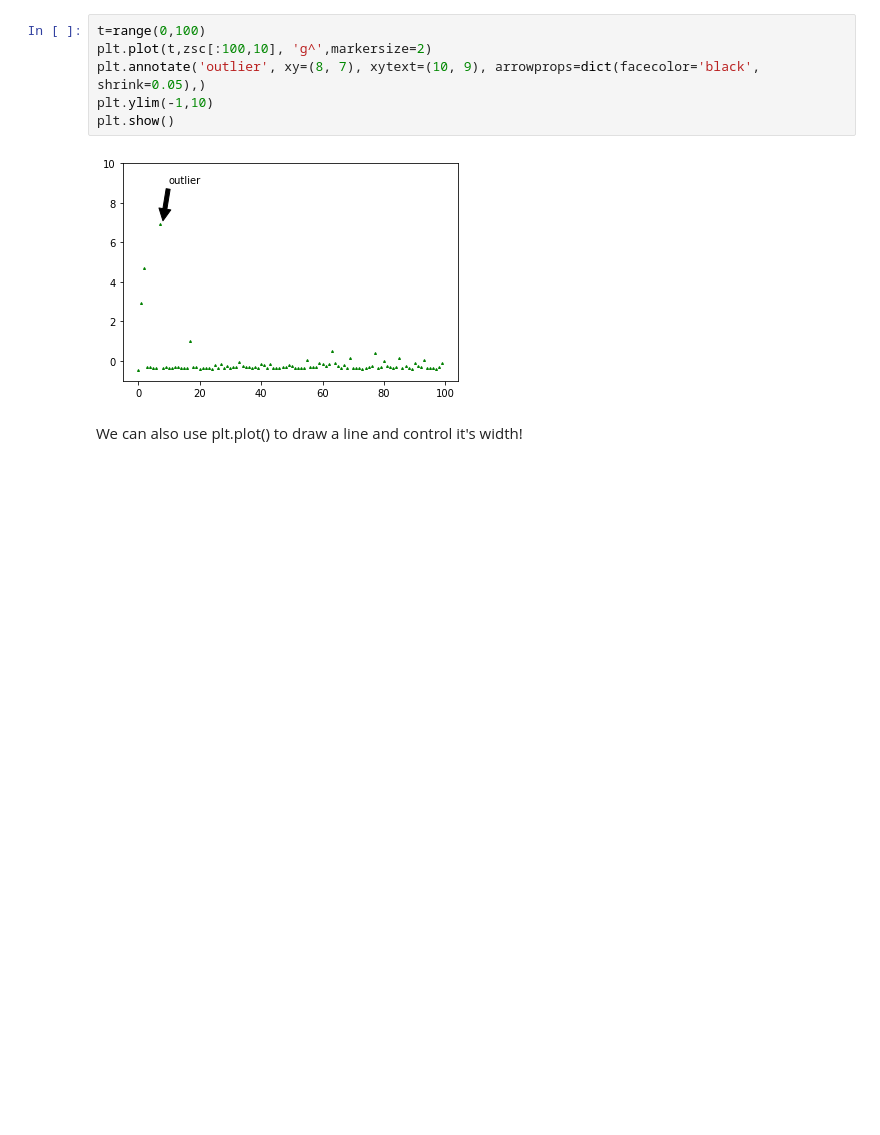
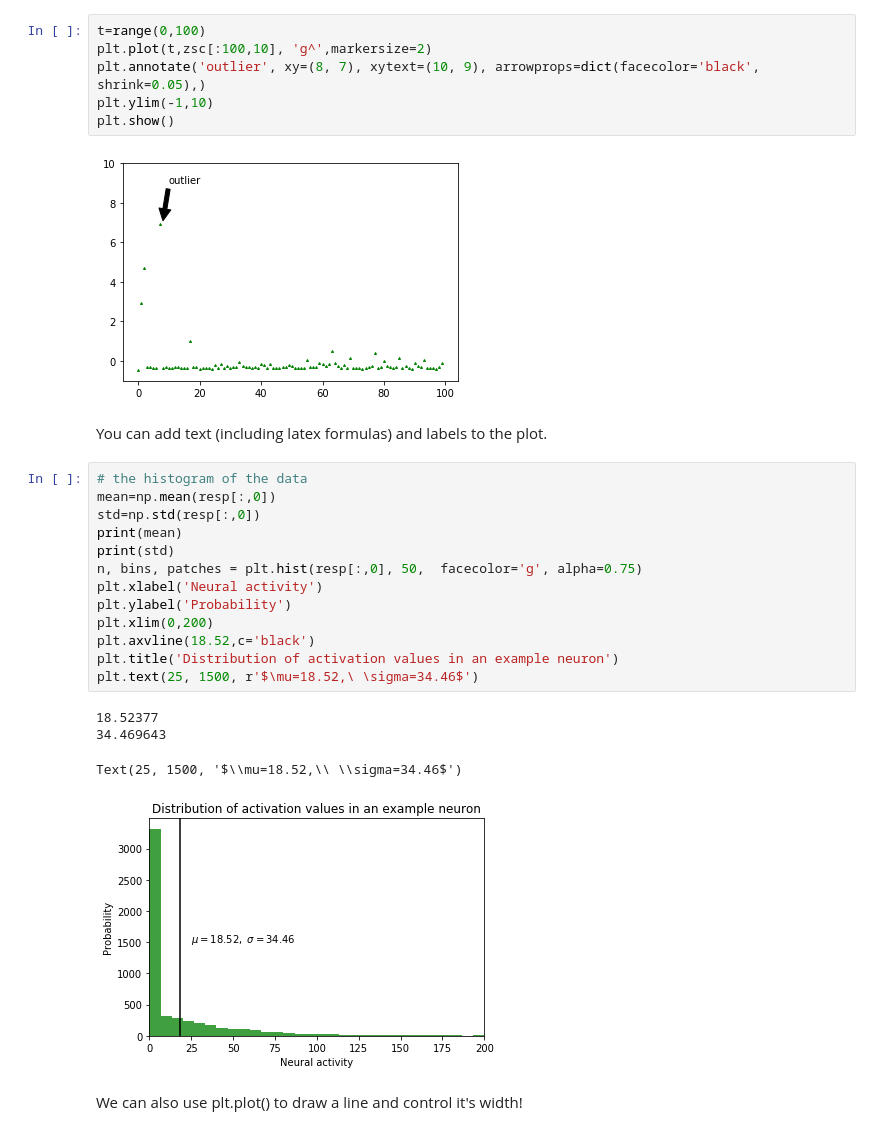
Before and after one commit to mariakesa/MatplotlibForNeuroscientists, a Jupyter notebook: StringerEtAl2018.ipynb, the cells around one changed output. Cells and saved outputs as stored; diff of their text form; blank space fills up the shorter version.

Commit message:
Add histogram

```diff
--- a/StringerEtAl2018.ipynb
+++ b/StringerEtAl2018.ipynb
@@ -140,6 +140,26 @@ plt.ylim(-1,10)
 plt.show()
 # %% [output]
 [figure]
+# %% [markdown]
+You can add text (including latex formulas) and labels to the plot.
+# %%
+# the histogram of the data
+mean=np.mean(resp[:,0])
+std=np.std(resp[:,0])
+print(mean)
+print(std)
+n, bins, patches = plt.hist(resp[:,0], 50,  facecolor='g', alpha=0.75)
+plt.xlabel('Neural activity')
+plt.ylabel('Probability')
+plt.xlim(0,200)
+plt.axvline(18.52,c='black')
+plt.title('Distribution of activation values in an example neuron')
+plt.text(25, 1500, r'$\mu=18.52,\ \sigma=34.46$')
+# %% [output]
+18.52377
+34.469643
+Text(25, 1500, '$\\mu=18.52,\\ \\sigma=34.46$')
+[figure, added]
 # %% [markdown]
 We can also use plt.plot() to draw a line and control it's width!
 # %%
```
